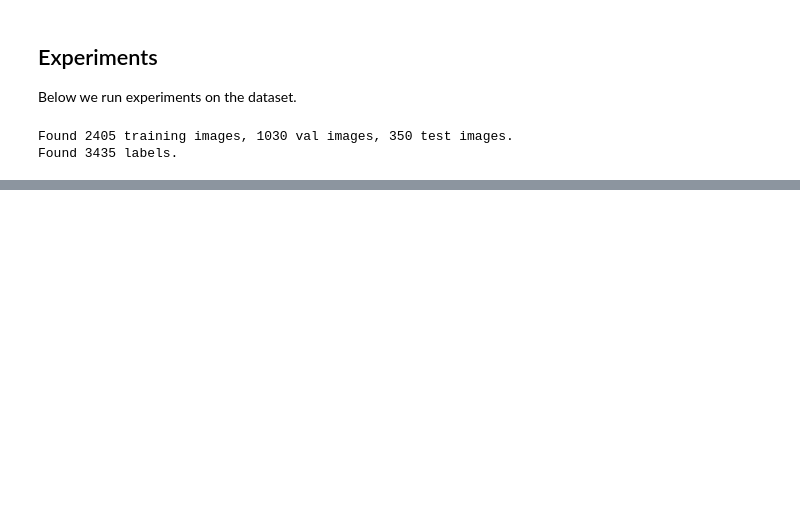
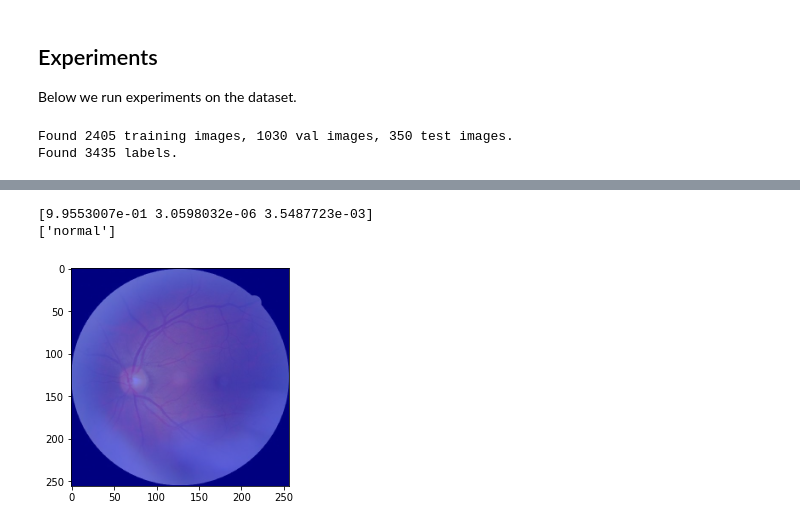
Before and after one commit to kostaleonard/4bai-coursework, a Jupyter notebook: Midterm/ML_for_Computer_Vision.ipynb, the cells around one changed output, grey strips where cells are left out. Drawn from its saved outputs; the diff is of its cells as text; code cells hidden in the pictures; blank space fills up the shorter version.

```diff
--- a/Midterm/ML_for_Computer_Vision.ipynb
+++ b/Midterm/ML_for_Computer_Vision.ipynb
@@ -475,0 +880,6 @@ NameError: name 'get_model' is not defined
+# %%
+gradCAM(model, os.path.join(train_image_dir, partition[TRAIN_KEY][2]))
+# %% [output]
+[9.9553007e-01 3.0598032e-06 3.5487723e-03]
+['normal']
+[figure, added]
```
Also changed, not shown: parts of 64 cells of this notebook.
